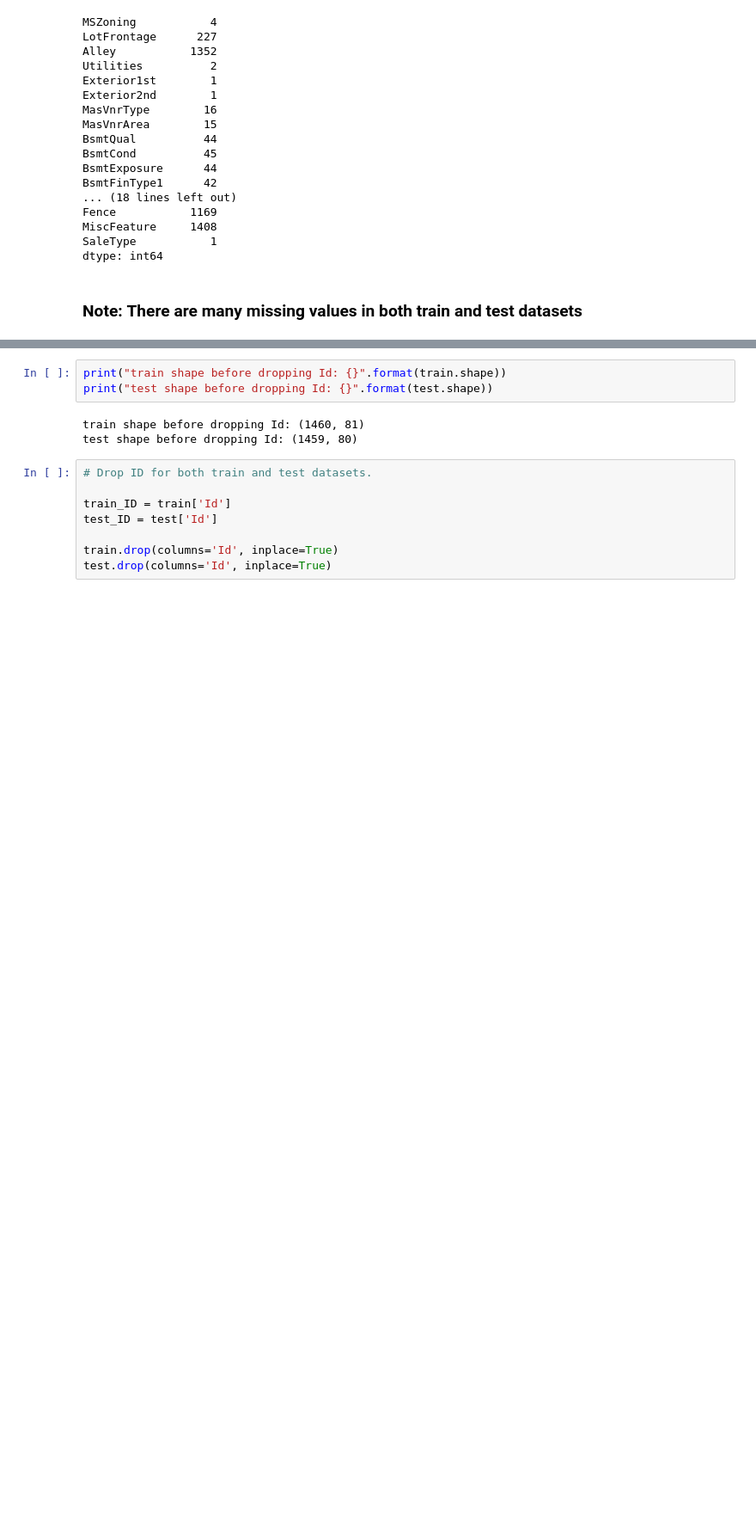
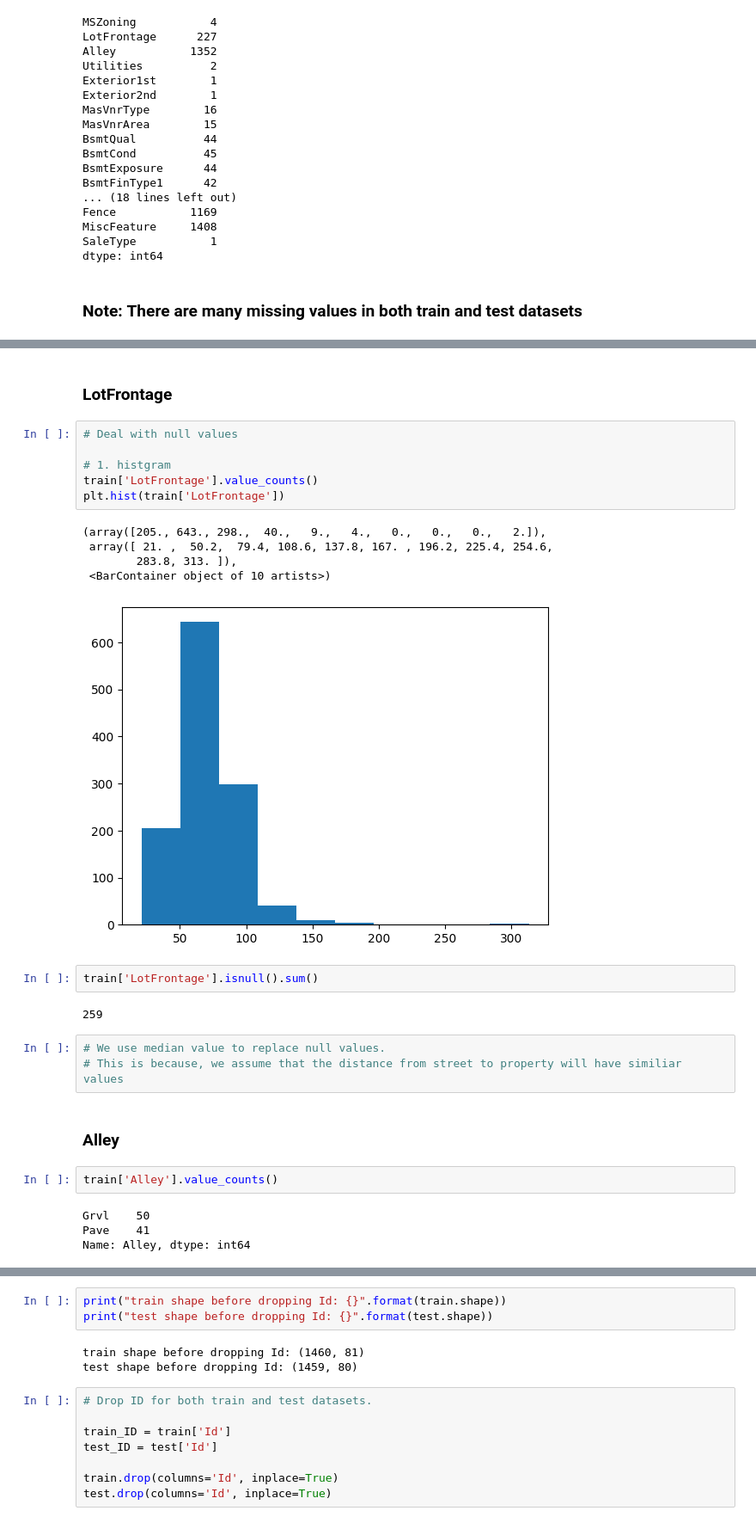
Before and after one commit to hslee0824/banking_data, a Jupyter notebook: main.ipynb, the cells around one changed output, grey strips where cells are left out. Shown at 86% size. Drawn from its saved outputs; the diff is of its cells as text; blank space fills up the shorter version.

Commit message:
Handling missing values

```diff
--- a/main.ipynb
+++ b/main.ipynb
@@ -110,0 +136,29 @@ dtype: int64
+# %% [markdown]
+### LotFrontage
+# %%
+# Deal with null values
+
+# 1. histgram
+train['LotFrontage'].value_counts()
+plt.hist(train['LotFrontage'])
+# %% [output]
+(array([205., 643., 298.,  40.,   9.,   4.,   0.,   0.,   0.,   2.]),
+ array([ 21. ,  50.2,  79.4, 108.6, 137.8, 167. , 196.2, 225.4, 254.6,
+        283.8, 313. ]),
+ <BarContainer object of 10 artists>)
+[figure, added]
+# %%
+train['LotFrontage'].isnull().sum()
+# %% [output]
+259
+# %%
+# We use median value to replace null values.
+# This is because, we assume that the distance from street to property will have similiar values
+# %% [markdown]
+### Alley
+# %%
+train['Alley'].value_counts()
+# %% [output]
+Grvl    50
+Pave    41
+Name: Alley, dtype: int64
```
Also changed, not shown: parts of 46 cells of this notebook.
